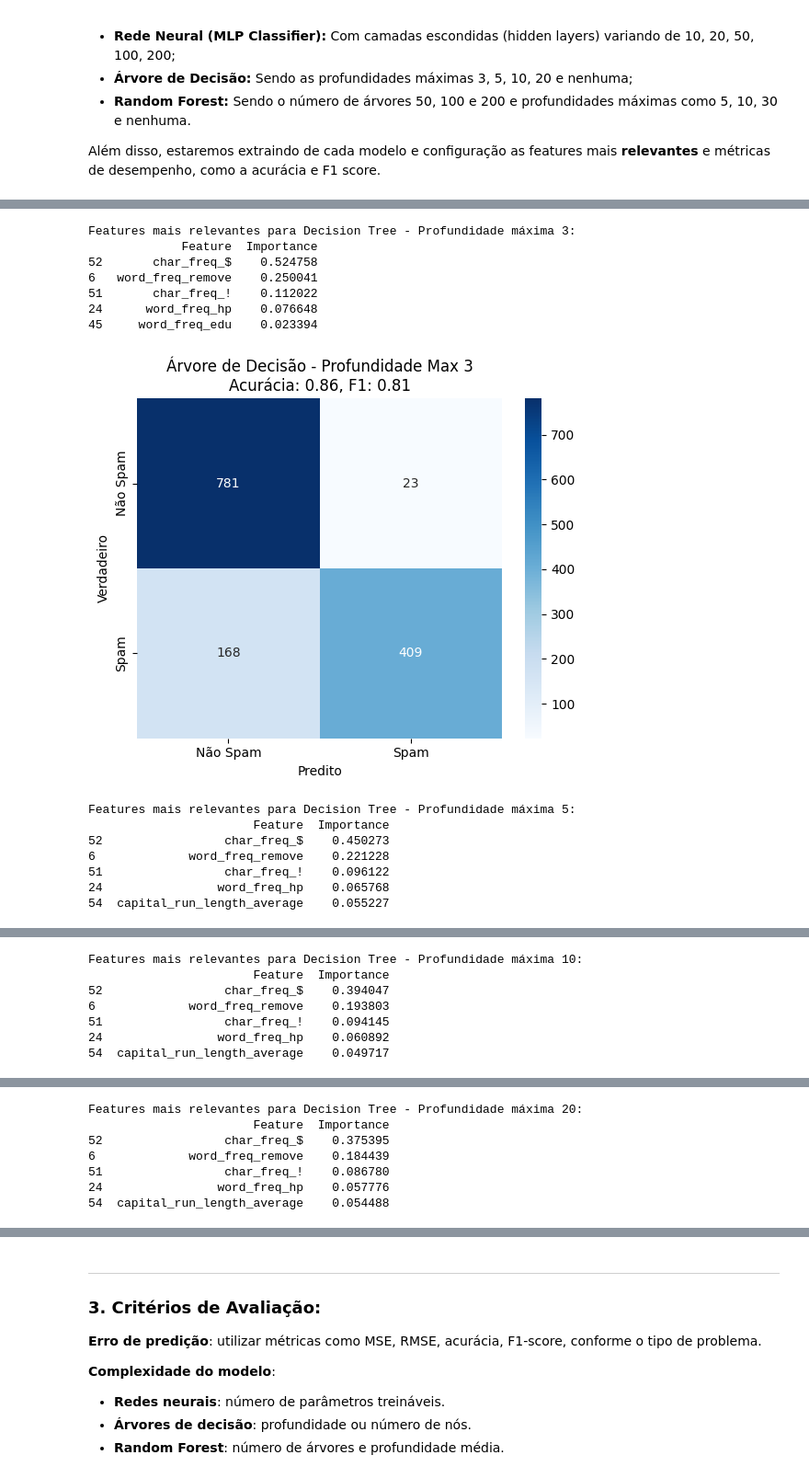
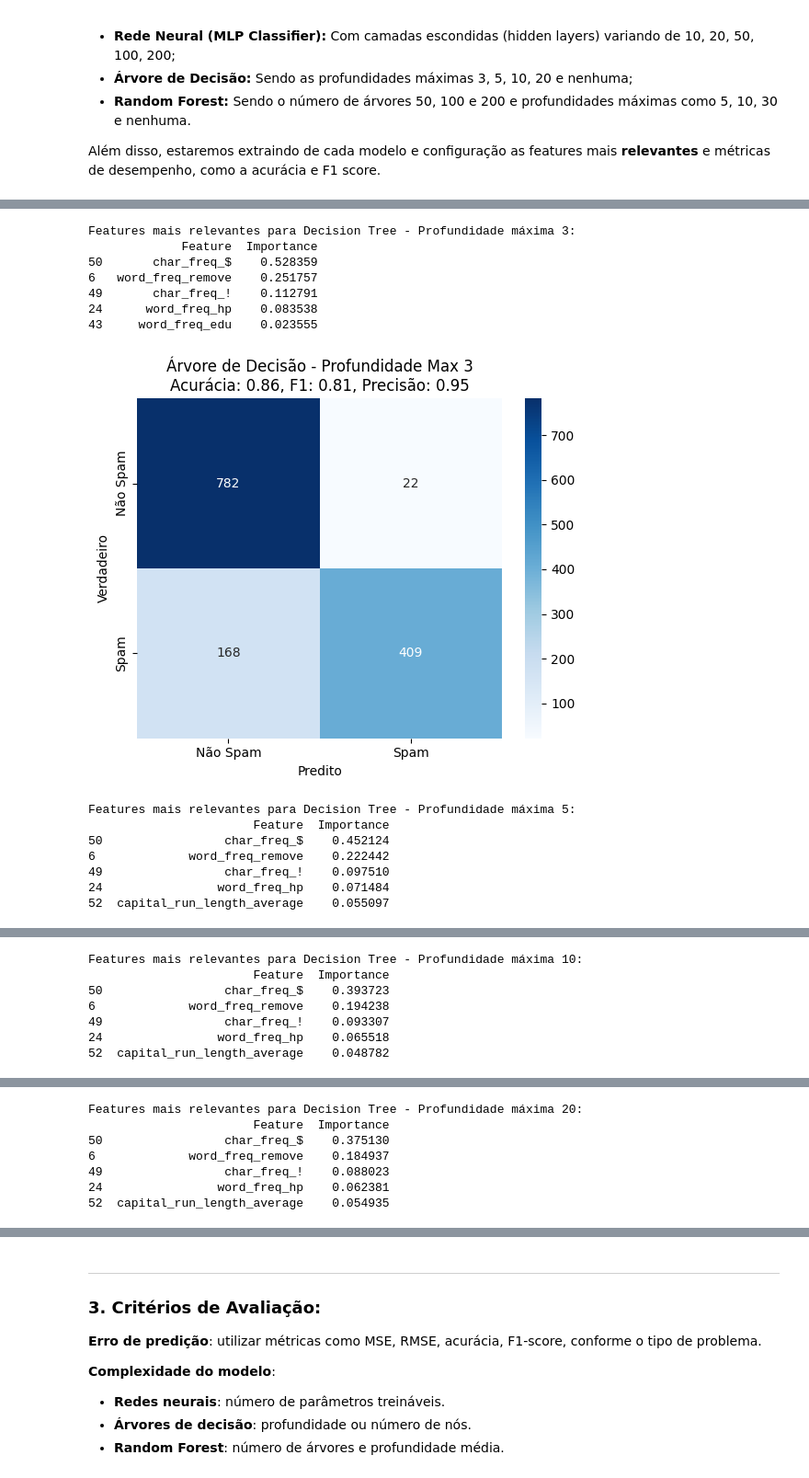
Before and after one commit to sakikout/Aprendizado-Multiobjetivo, a Jupyter notebook: spambase.ipynb, the cells around one changed output, grey strips where cells are left out. Shown at 92% size. Saved outputs shown, nothing was run; the diff lists cells and outputs as text; code cells hidden in the pictures.

```diff
--- a/spambase.ipynb
+++ b/spambase.ipynb
@@ -80,8 +80,7 @@ print("\nValores faltantes após o tratamento:")
 print(df.isnull().sum().sum())
 
 # Separar novamente X e y após o tratamento
-X = df.drop(columns=['word_freq_650', 'word_freq_george'])
-X = df.drop(columns=[y.columns])
+X = df.drop(columns=['word_freq_650', 'word_freq_george', 'Class'])
 y = df[y.columns]
 
 # Verificar consistência no tamanho
@@ -200,6 +203,7 @@ for n_estimators in n_estimators_list:
         y_pred = RFC.predict(X_test)
         acc = accuracy_score(y_test, y_pred)
         f1 = f1_score(y_test, y_pred)
+        precision = precision_score(y_test, y_pred)
 
         # Complexidade
         avg_depth = np.mean([tree.tree_.max_depth for tree in RFC.estimators_])
@@ -211,7 +215,8 @@ for n_estimators in n_estimators_list:
             'avg_depth': avg_depth,
             'n_params': n_params,
             'Accuracy': acc,
-            'F1_score': f1
+            'F1_score': f1,
+            'Precision': precision
         })
 
         # Guardando features relevantes
@@ -230,7 +235,7 @@ for n_estimators in n_estimators_list:
         sns.heatmap(cm, annot=True, fmt='d', cmap='Blues',
                 xticklabels=['Não Spam', 'Spam'],
                 yticklabels=['Não Spam', 'Spam'])
-        plt.title(f'Random Forest - n_estimators={n_estimators}, max_depth={max_depth}\nAcurácia: {acc:.2f}, F1: {f1:.2f}')
+        plt.title(f'Random Forest - n_estimators={n_estimators}, max_depth={max_depth}\nAcurácia: {acc:.2f}, F1: {f1:.2f}, Precisão: {precision:.2f}')
         plt.ylabel('Verdadeiro')
         plt.xlabel('Predito')
         plt.show()
@@ -302,6 +307,7 @@ for max_depth in max_depth_list:
     y_pred = DTC.predict(X_test)
     acc = accuracy_score(y_test, y_pred)
     f1 = f1_score(y_test, y_pred)
+    precision = precision_score(y_test, y_pred)
 
     # Complexidade
     n_nodes = DTC.tree_.node_count
@@ -311,45 +317,46 @@ for max_depth in max_depth_list:
         'max_depth_set': max_depth,
         'actual_depth': depth,
         'n_nodes': n_nodes,
         'Accuracy': acc,
-        'F1_score': f1
+        'F1_score': f1,
+        'Precision': precision
 
     })
 
     # Guardando features relevantes
     feature_importance = DTC.feature_importances_
     importance_df = pd.DataFrame({
         'Feature': X_train.columns,
         'Importance': feature_importance
     }).sort_values('Importance', ascending=False)
 
     print(f"\nFeatures mais relevantes para Decision Tree - Profundidade máxima {max_depth}:")
     print(importance_df.head())
 
 
     # Plotagem das predições
 
     cm = confusion_matrix(y_test, y_pred)
     sns.heatmap(cm, annot=True, fmt='d', cmap='Blues',
                 xticklabels=['Não Spam', 'Spam'],
                 yticklabels=['Não Spam', 'Spam'])
-    plt.title(f'Árvore de Decisão - Profundidade Max {max_depth}\nAcurácia: {acc:.2f}, F1: {f1:.2f}')
+    plt.title(f'Árvore de Decisão - Profundidade Max {max_depth}\nAcurácia: {acc:.2f}, F1: {f1:.2f}, Precisão: {precision:.2f}')
     plt.ylabel('Verdadeiro')
     plt.xlabel('Predito')
     plt.show()
 # %% [output]
 Features mais relevantes para Decision Tree - Profundidade máxima 3:
              Feature  Importance
-52       char_freq_$    0.524758
-6   word_freq_remove    0.250041
-51       char_freq_!    0.112022
-24      word_freq_hp    0.076648
-45     word_freq_edu    0.023394
+50       char_freq_$    0.528359
+6   word_freq_remove    0.251757
+49       char_freq_!    0.112791
+24      word_freq_hp    0.083538
+43     word_freq_edu    0.023555
-[figure, old version]
+[figure, new version]
 Features mais relevantes para Decision Tree - Profundidade máxima 5:
                        Feature  Importance
-52                 char_freq_$    0.450273
-6             word_freq_remove    0.221228
-51                 char_freq_!    0.096122
-24                word_freq_hp    0.065768
-54  capital_run_length_average    0.055227
+50                 char_freq_$    0.452124
+6             word_freq_remove    0.222442
+49                 char_freq_!    0.097510
+24                word_freq_hp    0.071484
+52  capital_run_length_average    0.055097
@@ -357,7 +364,7 @@ Features mais relevantes para Decision Tree - Profundidade máxima 5:
 Features mais relevantes para Decision Tree - Profundidade máxima 10:
                        Feature  Importance
-52                 char_freq_$    0.394047
-6             word_freq_remove    0.193803
-51                 char_freq_!    0.094145
-24                word_freq_hp    0.060892
-54  capital_run_length_average    0.049717
+50                 char_freq_$    0.393723
+6             word_freq_remove    0.194238
+49                 char_freq_!    0.093307
+24                word_freq_hp    0.065518
+52  capital_run_length_average    0.048782
@@ -365,7 +372,7 @@ Features mais relevantes para Decision Tree - Profundidade máxima 10:
 Features mais relevantes para Decision Tree - Profundidade máxima 20:
                        Feature  Importance
-52                 char_freq_$    0.375395
-6             word_freq_remove    0.184439
-51                 char_freq_!    0.086780
-24                word_freq_hp    0.057776
-54  capital_run_length_average    0.054488
+50                 char_freq_$    0.375130
+6             word_freq_remove    0.184937
+49                 char_freq_!    0.088023
+24                word_freq_hp    0.062381
+52  capital_run_length_average    0.054935
```
Also changed, not shown: parts of 11 cells of this notebook.
